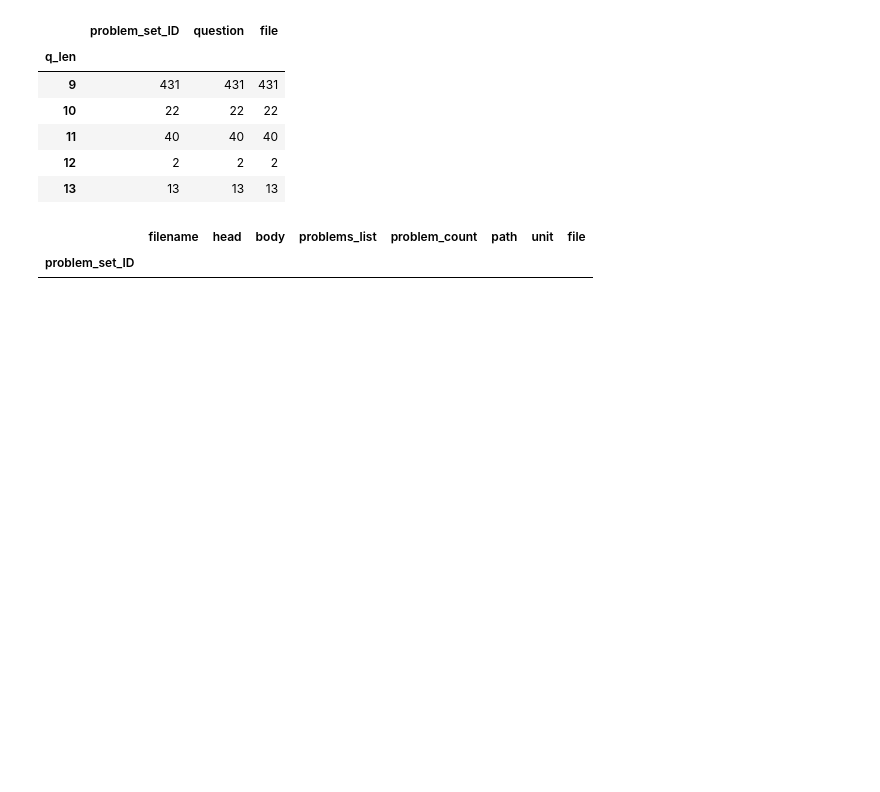
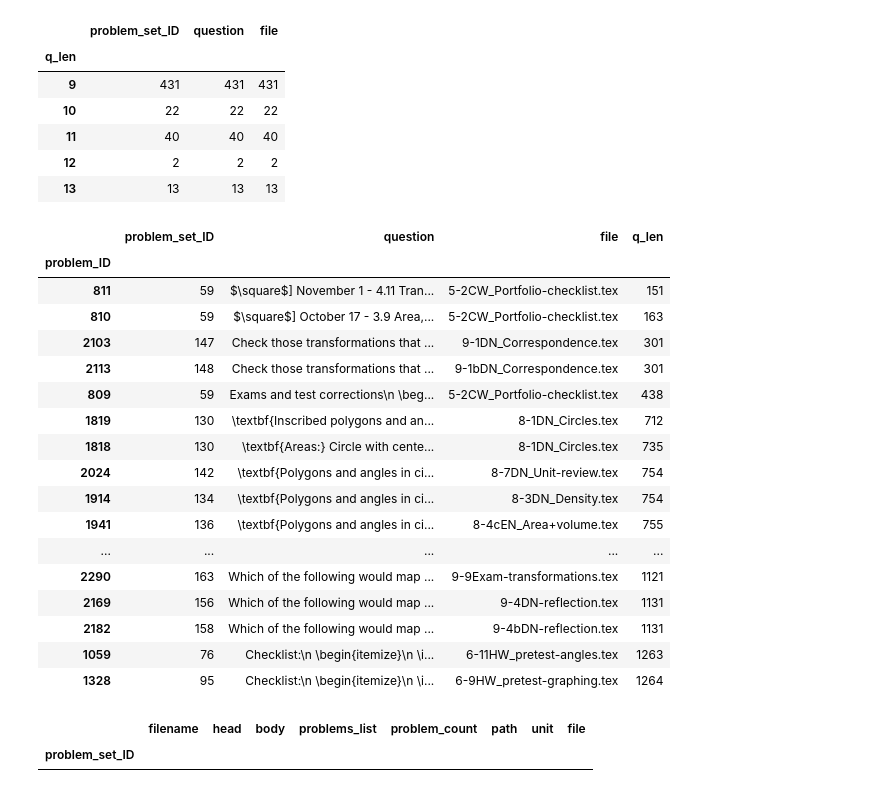
Before and after one commit to chrishuson/mathai, a Jupyter notebook: src/notes.ipynb, the cells around one changed output. Saved outputs shown, nothing was run; the diff lists cells and outputs as text; code cells hidden in the pictures; blank space fills up the shorter version.

Commit message:
backup itemize check

```diff
--- a/src/notes.ipynb
+++ b/src/notes.ipynb
@@ -251,6 +251,27 @@ problem_df[problem_df.question.str.contains(r'\\newpage')].groupby('q_len').coun
 | 11 | 40 | 40 | 40 |
 | 12 | 2 | 2 | 2 |
 | 13 | 13 | 13 | 13 |
+# %%
+problem_df[problem_df.question.str.contains('itemize')]
+# %% [output]
+|  | problem_set_ID | question | file | q_len |
+| problem_ID |  |  |  |  |
+| 811 | 59 | $\square$] November 1 - 4.11 Tran... | 5-2CW_Portfolio-checklist.tex | 151 |
+| 810 | 59 | $\square$] October 17 - 3.9 Area,... | 5-2CW_Portfolio-checklist.tex | 163 |
+| 2103 | 147 | Check those transformations that ... | 9-1DN_Correspondence.tex | 301 |
+| 2113 | 148 | Check those transformations that ... | 9-1bDN_Correspondence.tex | 301 |
+| 809 | 59 | Exams and test corrections\n \beg... | 5-2CW_Portfolio-checklist.tex | 438 |
+| 1819 | 130 | \textbf{Inscribed polygons and an... | 8-1DN_Circles.tex | 712 |
+| 1818 | 130 | \textbf{Areas:} Circle with cente... | 8-1DN_Circles.tex | 735 |
+| 2024 | 142 | \textbf{Polygons and angles in ci... | 8-7DN_Unit-review.tex | 754 |
+| 1914 | 134 | \textbf{Polygons and angles in ci... | 8-3DN_Density.tex | 754 |
+| 1941 | 136 | \textbf{Polygons and angles in ci... | 8-4cEN_Area+volume.tex | 755 |
+| ... | ... | ... | ... | ... |
+| 2290 | 163 | Which of the following would map ... | 9-9Exam-transformations.tex | 1121 |
+| 2169 | 156 | Which of the following would map ... | 9-4DN-reflection.tex | 1131 |
+| 2182 | 158 | Which of the following would map ... | 9-4bDN-reflection.tex | 1131 |
+| 1059 | 76 | Checklist:\n \begin{itemize}\n \i... | 6-11HW_pretest-angles.tex | 1263 |
+| 1328 | 95 | Checklist:\n \begin{itemize}\n \i... | 6-9HW_pretest-graphing.tex | 1264 |
 # %%
 #pset_df[pset_df.body.apply(lambda x: r'\item' in str(x))]
 pset_df[pset_df.body.apply(lambda x: r'[\\item' in str(x))]
```
